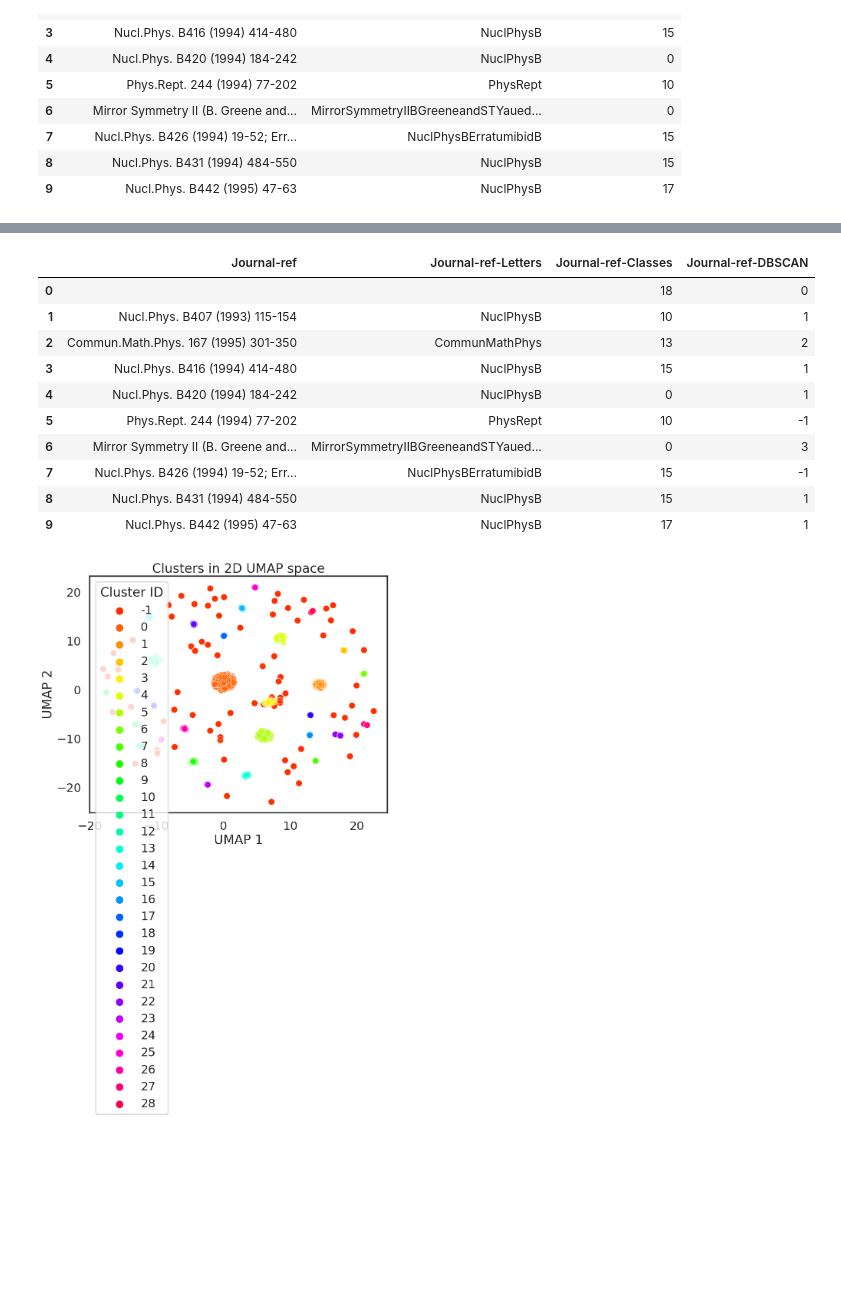
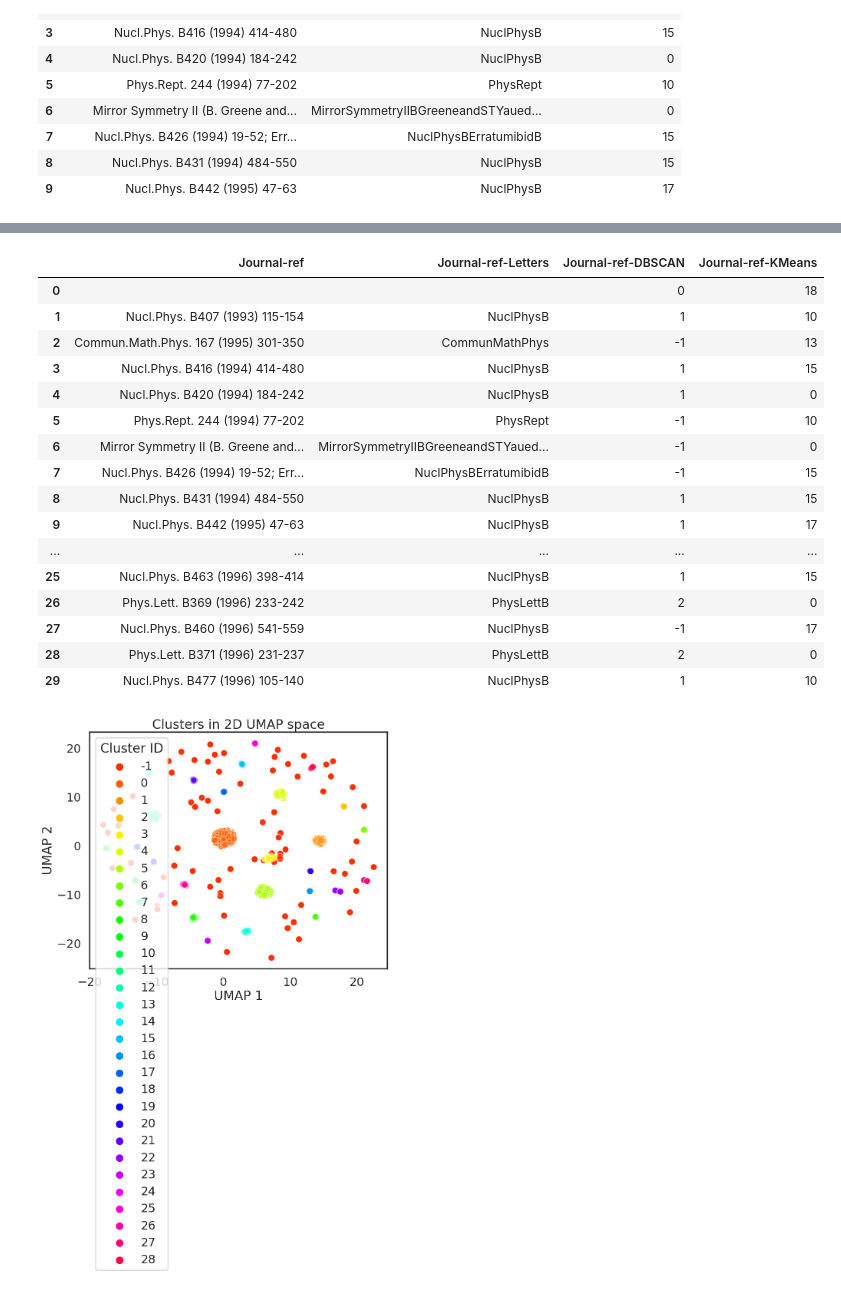
Before and after one commit to Graphlet-AI/graphml-class, a Jupyter notebook: Part 1 - Knowledge Graph Construction.ipynb, the cells around one changed output, grey strips where cells are left out. Drawn from its saved outputs; the diff is of its cells as text; code cells hidden in the pictures; blank space fills up the shorter version.

Commit message:
Almost done with nominating journal clusters...

```diff
--- a/Part 1 - Knowledge Graph Construction.ipynb
+++ b/Part 1 - Knowledge Graph Construction.ipynb
@@ -659,5 +659,5 @@ node_df["Journal-ref-Letters"]
 27769
 Name: Journal-ref-Letters, Length: 27770, dtype: object
 # %%
-embeddings["Journal-ref"] = model.encode(node_df["Journal-ref-Letters"].tolist())
-embeddings["Journal-ref"], embeddings["Journal-ref"].shape
+embeddings["Journal-ref"] = model.encode(node_df["Journal-ref"].tolist())
+embeddings["Journal-ref-Letters"] = model.encode(node_df["Journal-ref-Letters"].tolist())
@@ -679,3 +698,3 @@ embeddings["Journal-ref"], embeddings["Journal-ref"].shape
 # %%
 node_df["Journal-ref-Embedding"] = embeddings["Journal-ref"].tolist()
-node_df[["Journal-ref", "Journal-ref-Letters", "Journal-ref-Embedding"]].head(6)
+node_df["Journal-ref-Letters-Embedding"] = embeddings["Journal-ref-Letters"].tolist()
@@ -766,7 +766,7 @@ plt.show()
 # %%
 # Step 2: Dimension Reduction with UMAP
 reducer = umap.UMAP()
-reduced_embeddings = reducer.fit_transform(scaled_embeddings)
+reduced_embeddings = reducer.fit_transform(node_df["Journal-ref-Letters-Embedding"].tolist())
 
 reduced_embeddings, reduced_embeddings.shape
 # %% [output]
@@ -780,8 +780,10 @@ reduced_embeddings, reduced_embeddings.shape
  (27770, 2))
 # %%
 # Step 3: Clustering with DBSCAN - you can search for the best hyperparameters
-dbscan = DBSCAN(eps=0.5, min_samples=100)
+dbscan = DBSCAN(eps=0.6, min_samples=200)
 clusters = dbscan.fit_predict(reduced_embeddings)
+
+# Count the clusters and their
 np.unique(clusters, return_counts=True)
 # %% [output]
 (array([-1,  0,  1,  2,  3,  4,  5,  6,  7,  8,  9, 10, 11, 12, 13, 14, 15,
@@ -792,18 +862,23 @@ np.unique(clusters, return_counts=True)
 # %%
-node_df["Journal-ref-DBSCAN"] = clusters
-node_df[["Journal-ref", "Journal-ref-Letters", "Journal-ref-Classes", "Journal-ref-DBSCAN"]].head(10)
+node_df[["Journal-ref", "Journal-ref-Letters", "Journal-ref-DBSCAN", "Journal-ref-KMeans"]].head(30)
 # %% [output]
-|  | Journal-ref | Journal-ref-Letters | Journal-ref-Classes | Journal-ref-DBSCAN |
-| 0 |  |  | 18 | 0 |
-| 1 | Nucl.Phys. B407 (1993) 115-154 | NuclPhysB | 10 | 1 |
-| 2 | Commun.Math.Phys. 167 (1995) 301-350 | CommunMathPhys | 13 | 2 |
-| 3 | Nucl.Phys. B416 (1994) 414-480 | NuclPhysB | 15 | 1 |
-| 4 | Nucl.Phys. B420 (1994) 184-242 | NuclPhysB | 0 | 1 |
-| 5 | Phys.Rept. 244 (1994) 77-202 | PhysRept | 10 | -1 |
-| 6 | Mirror Symmetry II (B. Greene and... | MirrorSymmetryIIBGreeneandSTYaued... | 0 | 3 |
-| 7 | Nucl.Phys. B426 (1994) 19-52; Err... | NuclPhysBErratumibidB | 15 | -1 |
-| 8 | Nucl.Phys. B431 (1994) 484-550 | NuclPhysB | 15 | 1 |
-| 9 | Nucl.Phys. B442 (1995) 47-63 | NuclPhysB | 17 | 1 |
+|  | Journal-ref | Journal-ref-Letters | Journal-ref-DBSCAN | Journal-ref-KMeans |
+| 0 |  |  | 0 | 18 |
+| 1 | Nucl.Phys. B407 (1993) 115-154 | NuclPhysB | 1 | 10 |
+| 2 | Commun.Math.Phys. 167 (1995) 301-350 | CommunMathPhys | -1 | 13 |
+| 3 | Nucl.Phys. B416 (1994) 414-480 | NuclPhysB | 1 | 15 |
+| 4 | Nucl.Phys. B420 (1994) 184-242 | NuclPhysB | 1 | 0 |
+| 5 | Phys.Rept. 244 (1994) 77-202 | PhysRept | -1 | 10 |
+| 6 | Mirror Symmetry II (B. Greene and... | MirrorSymmetryIIBGreeneandSTYaued... | -1 | 0 |
+| 7 | Nucl.Phys. B426 (1994) 19-52; Err... | NuclPhysBErratumibidB | -1 | 15 |
+| 8 | Nucl.Phys. B431 (1994) 484-550 | NuclPhysB | 1 | 15 |
+| 9 | Nucl.Phys. B442 (1995) 47-63 | NuclPhysB | 1 | 17 |
+| ... | ... | ... | ... | ... |
+| 25 | Nucl.Phys. B463 (1996) 398-414 | NuclPhysB | 1 | 15 |
+| 26 | Phys.Lett. B369 (1996) 233-242 | PhysLettB | 2 | 0 |
+| 27 | Nucl.Phys. B460 (1996) 541-559 | NuclPhysB | -1 | 17 |
+| 28 | Phys.Lett. B371 (1996) 231-237 | PhysLettB | 2 | 0 |
+| 29 | Nucl.Phys. B477 (1996) 105-140 | NuclPhysB | 1 | 10 |
 # %%
 # Now, each point has a cluster label, which could be -1 for noise points
 # node_df["Cluster"] = clusters
```
Also changed, not shown: parts of 17 cells of this notebook.
